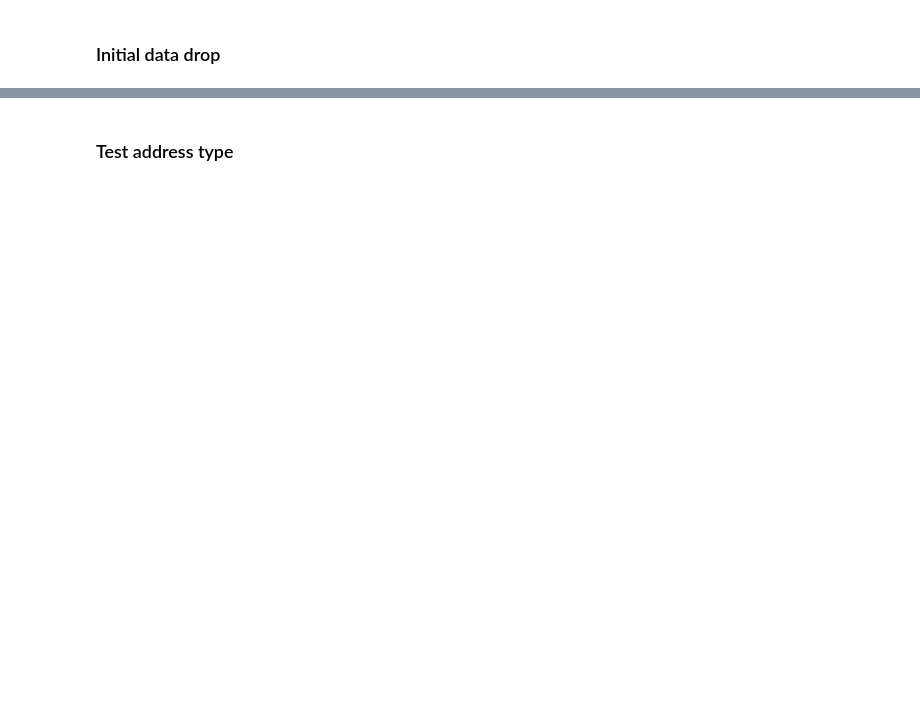
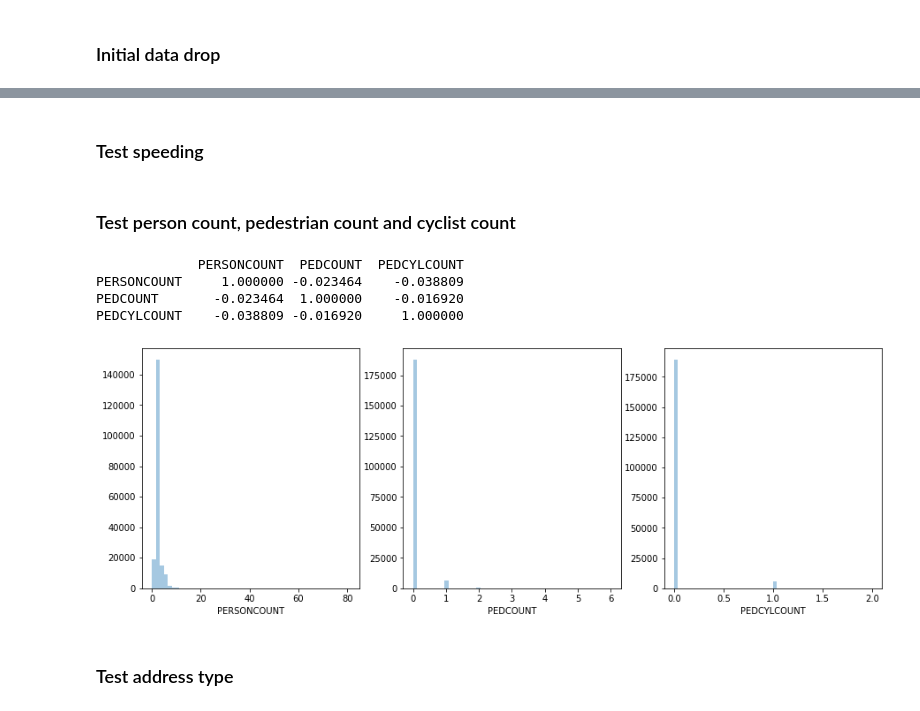
Before and after one commit to wgwei/Coursera_Capstone, a Jupyter notebook: Project_capstone.ipynb, the cells around one changed output, grey strips where cells are left out. Drawn from its saved outputs; the diff is of its cells as text; code cells hidden in the pictures; blank space fills up the shorter version.

```diff
--- a/Project_capstone.ipynb
+++ b/Project_capstone.ipynb
@@ -222,0 +206,18 @@ See the caveats in the documentation: https://pandas.pydata.org/pandas-docs/stab
+# %%
+import seaborn as sns
+import matplotlib.pyplot as plt
+
+# Test weather
+plt.figure()
+sns.catplot(y="WEATHER", kind="count", data = df_cleaned) #drop, this will be reflected on road condition
+
+plt.figure()
+sns.catplot(y="ROADCOND", kind="count", data=df_cleaned)
+
+columns_tobe_cleaned += ["X", "Y", "INCKEY", "OBJECTID", "COLDETKEY", "REPORTNO",\
+                         "STATUS", "INTKEY", "LOCATION", "SEVERITYCODE.1", \
+                         "SEVERITYDESC", "SDOT_COLDESC", "ST_COLDESC", \
+                         "SEGLANEKEY", "CROSSWALKKEY", "INCDATE", \
+                         "INCDTTM", "UNDERINFL", "SPEEDING", "PEDCYLCOUNT","PEDCYLCOUNT", "WEATHER" ]
+
+print(columns_tobe_cleaned)
@@ -227,3 +256,25 @@ df_cleaned = df.drop(labels = columns_tobe_cleaned, axis=1)
+# %% [markdown]
+### Test speeding
+# %%
+speeding_yes_no = df["SPEEDING"]
+speeding_yes_no[pd.isnull(speeding_yes_no)] = "N"
+df_cleaned["SPEEDING_YES_NO"] = speeding_yes_no
+# %% [markdown]
+### Test person count, pedestrian count and cyclist count
+# %%
+plt.figure(figsize=[15,5])
+plt.subplot(1, 3, 1)
+sns.distplot(df_cleaned["PERSONCOUNT"], kde=False)
+plt.subplot(1, 3, 2)
+sns.distplot(df_cleaned["PEDCOUNT"], kde=False)
+plt.subplot(1, 3, 3)
+sns.distplot(df_cleaned["PEDCYLCOUNT"], kde=False)
+# %% [output]
+             PERSONCOUNT  PEDCOUNT  PEDCYLCOUNT
+PERSONCOUNT     1.000000 -0.023464    -0.038809
+PEDCOUNT       -0.023464  1.000000    -0.016920
+PEDCYLCOUNT    -0.038809 -0.016920     1.000000
+[figure, added]
 # %% [markdown]
 ### Test address type
 # %%
```
Also changed, not shown: parts of 12 cells of this notebook.
